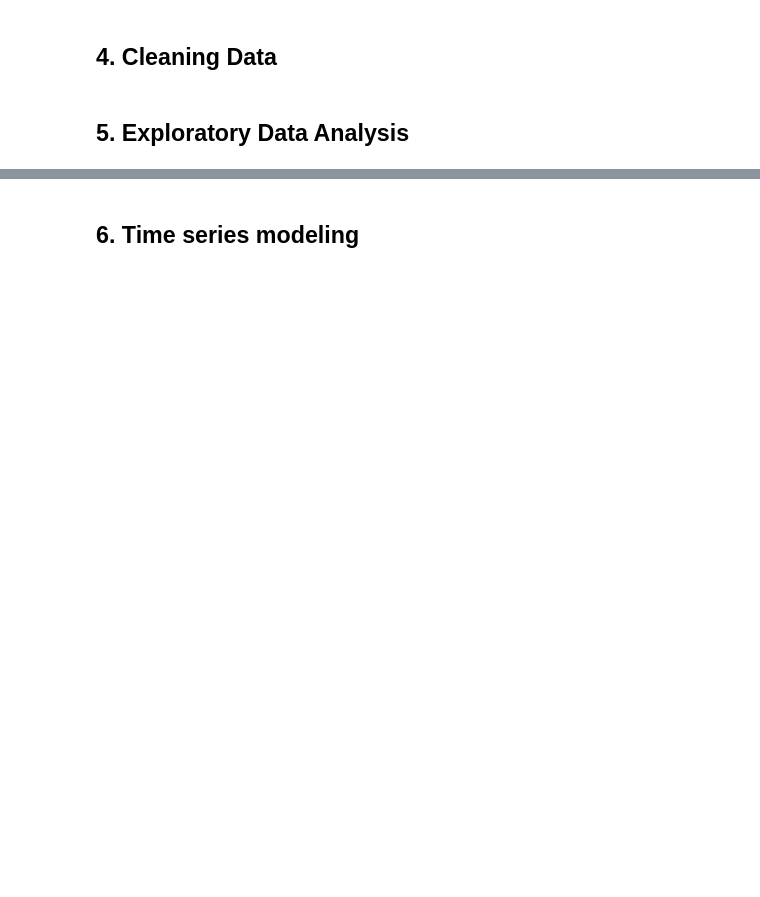
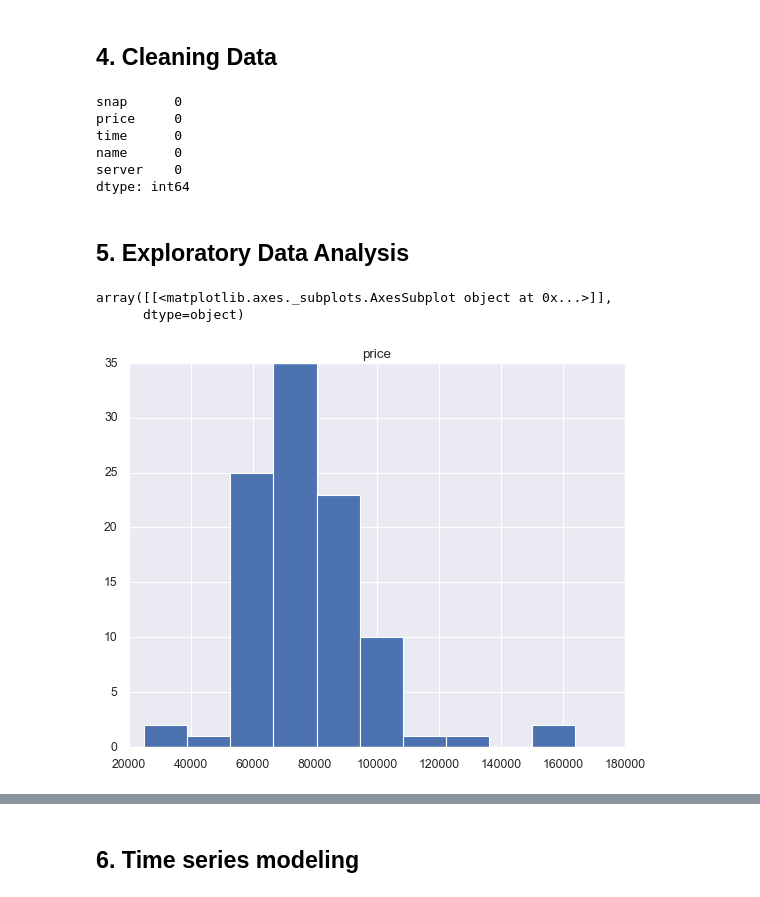
Before and after one commit to algakovic/ROMobile-MarketPrice-Timeseries-Analysis, a Jupyter notebook: SandboxROMExchangeAPI.ipynb, the cells around one changed output, grey strips where cells are left out. Cells and saved outputs as stored; diff of their text form; code cells hidden in the pictures; blank space fills up the shorter version.

Commit message:
check dataframe integrity and visualise a simple barchart

```diff
--- a/SandboxROMExchangeAPI.ipynb
+++ b/SandboxROMExchangeAPI.ipynb
@@ -104,2 +121,13 @@ df1 = dfglobal.append(dfsea)
 # %% [markdown]
 ## 4. Cleaning Data
+# %%
+#Cleaning the Date-Time column is necessary.
+# are there any missing values?
+df1.isna().sum()
+# %% [output]
+snap      0
+price     0
+time      0
+name      0
+server    0
+dtype: int64
@@ -106,2 +136,9 @@ df1 = dfglobal.append(dfsea)
 # %% [markdown]
 ## 5. Exploratory Data Analysis
+# %%
+# Looking at the distribution of price
+df1.hist(column='price')
+# %% [output]
+array([[<matplotlib.axes._subplots.AxesSubplot object at 0x...>]],
+      dtype=object)
+[figure, added]
```
Also changed, not shown: parts of 6 cells of this notebook.
